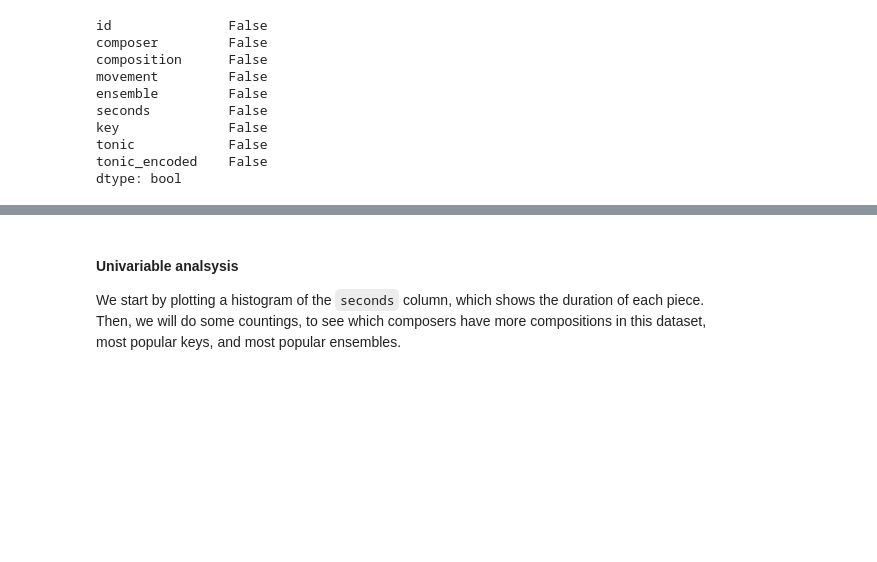
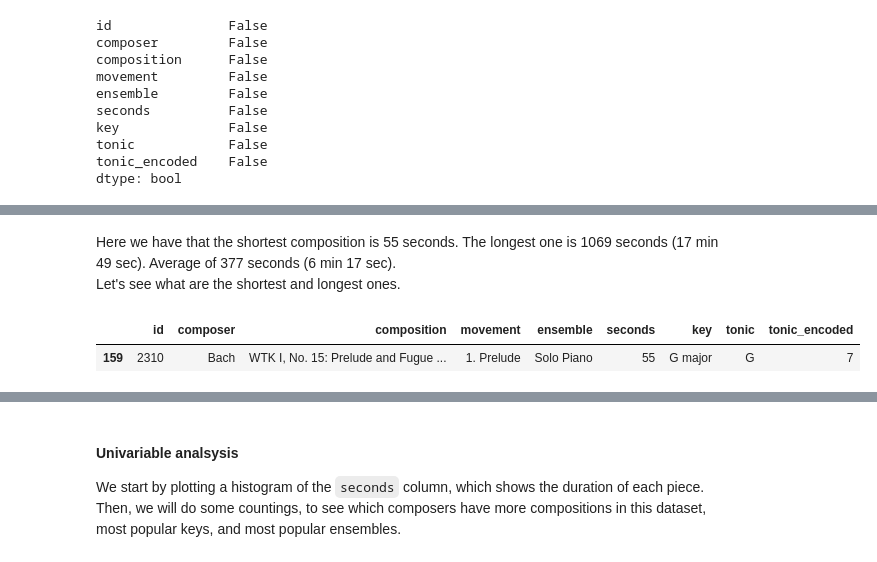
Before and after one commit to xsvxldx/classical_music, a Jupyter notebook: 02-metadata_analysis.ipynb, the cells around one changed output, grey strips where cells are left out. Cells and saved outputs as stored; diff of their text form; code cells hidden in the pictures; blank space fills up the shorter version.

```diff
--- a/02-metadata_analysis.ipynb
+++ b/02-metadata_analysis.ipynb
@@ -93,0 +95,8 @@ dtype: bool
+# %% [markdown]
+Here we have that the shortest composition is 55 seconds. The longest one is 1069 seconds (17 min 49 sec). Average of 377 seconds (6 min 17 sec).
+Let's see what are the shortest and longest ones.
+# %%
+df_meta[df_meta['seconds']==df_meta['seconds'].min()]
+# %% [output]
+|  | id | composer | composition | movement | ensemble | seconds | key | tonic | tonic_encoded |
+| 159 | 2310 | Bach | WTK I, No. 15: Prelude and Fugue ... | 1. Prelude | Solo Piano | 55 | G major | G | 7 |
```
Also changed, not shown: parts of 89 cells of this notebook, 1 other file.
